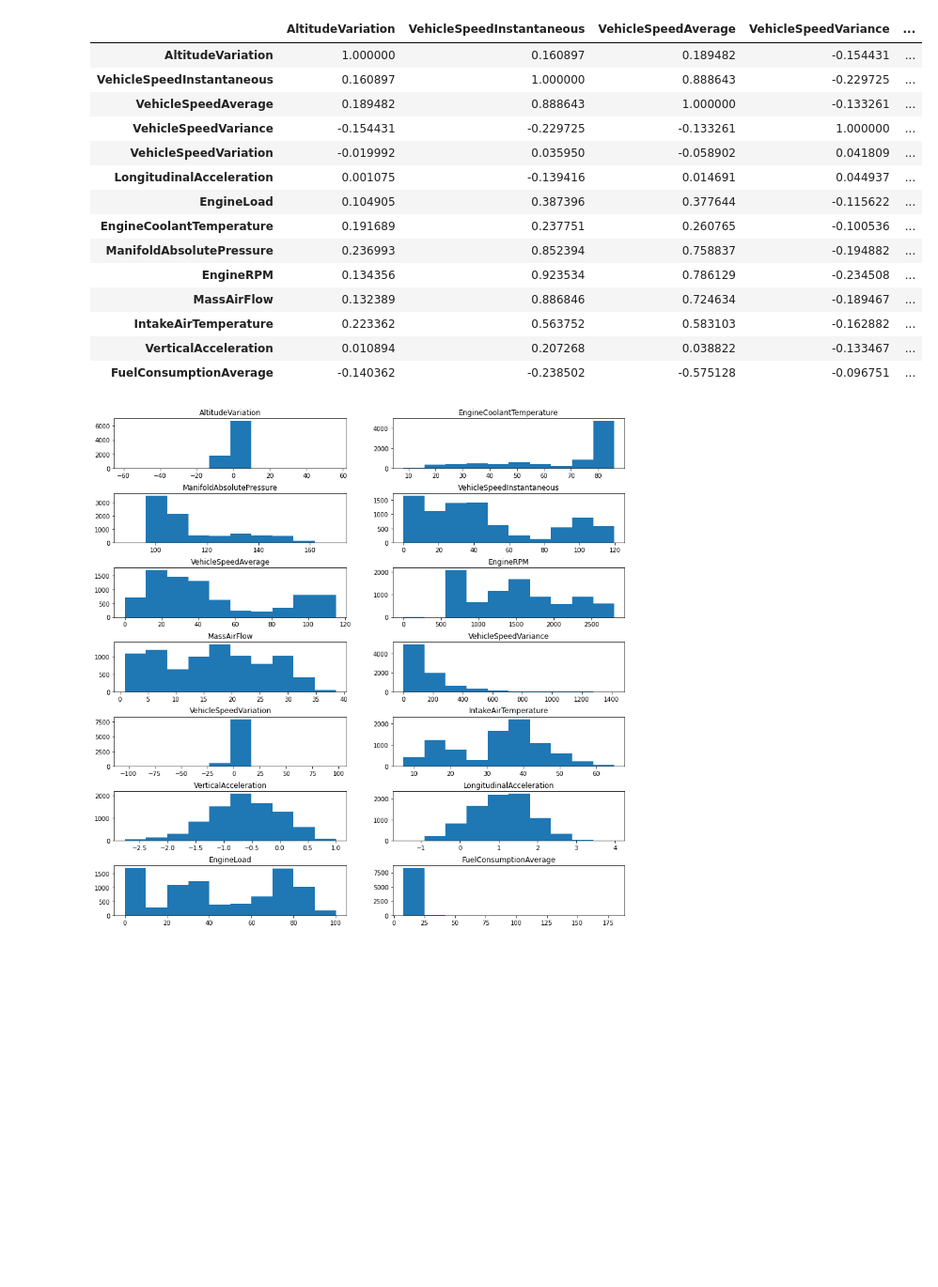
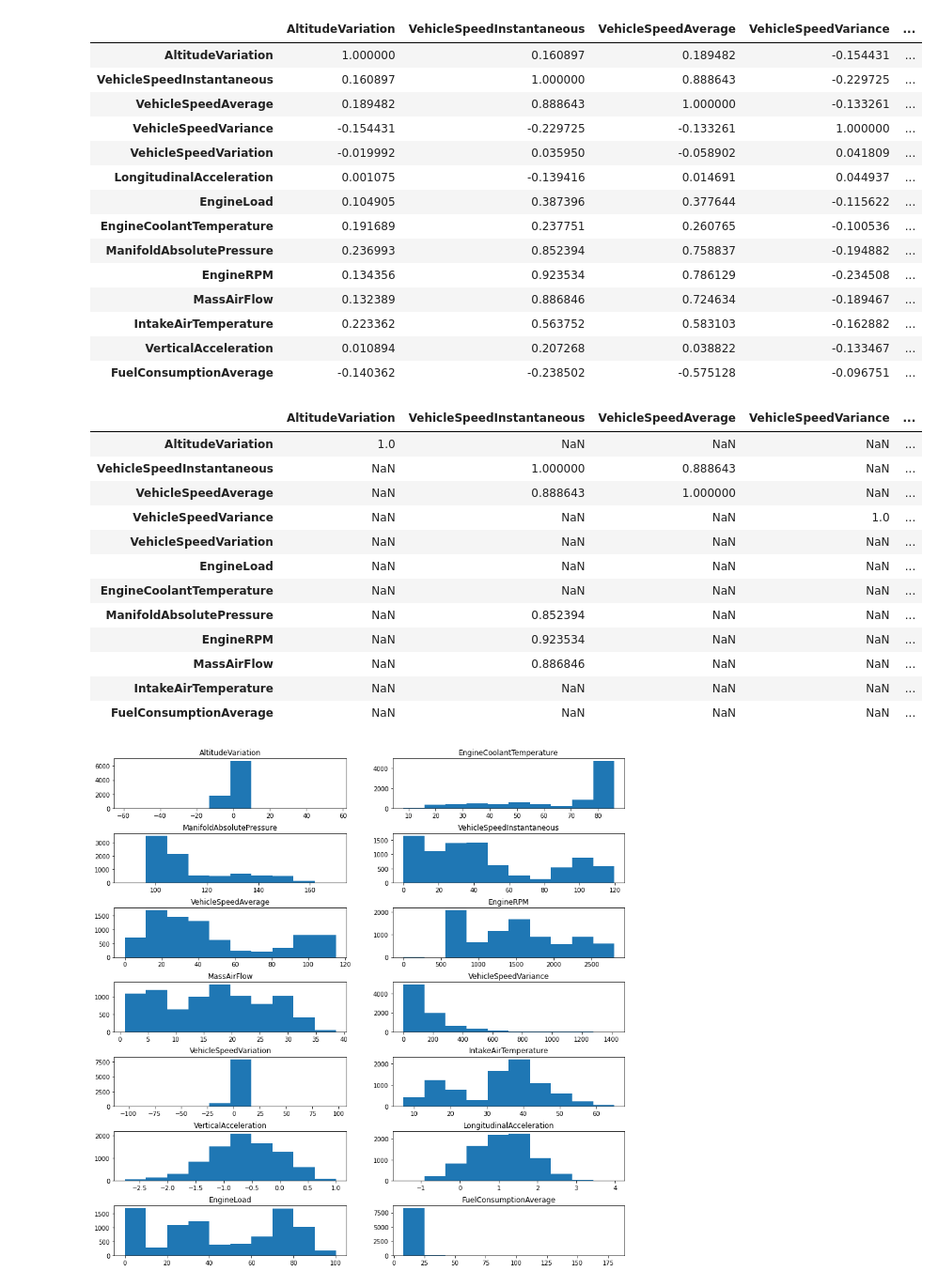
Before and after one commit to markbreen95/comp_09012, a Jupyter notebook: notebooks/EDA.ipynb, the cells around one changed output. Shown at 94% size. Drawn from its saved outputs; the diff is of its cells as text; code cells hidden in the pictures; blank space fills up the shorter version.

```diff
--- a/notebooks/EDA.ipynb
+++ b/notebooks/EDA.ipynb
@@ -61,0 +40,16 @@ dtype: bool
+# %%
+op_1_missing = pd.DataFrame(op_1.isnull().sum()/op_1.shape[0]*100)
+op_1_missing = op_1_missing[op_1_missing[0] > 0].reset_index()
+op_1_missing.rename({'index': 'column_name', 0: 'missing_frequency'}, axis=1, inplace=True)
+
+op_2_missing = pd.DataFrame(op_2.isnull().sum()/op_2.shape[0]*100)
+op_2_missing = op_2_missing[op_2_missing[0] > 0].reset_index()
+op_2_missing.rename({'index': 'column_name', 0: 'missing_frequency'}, axis=1, inplace=True)
+
+peug_1_missing = pd.DataFrame(peug_1.isnull().sum()/peug_1.shape[0]*100)
+peug_1_missing = peug_1_missing[peug_1_missing[0] > 0].reset_index()
+peug_1_missing.rename({'index': 'column_name', 0: 'missing_frequency'}, axis=1, inplace=True)
+
+peug_2_missing = pd.DataFrame(peug_2.isnull().sum()/peug_2.shape[0]*100)
+peug_2_missing = peug_2_missing[peug_2_missing[0] > 0].reset_index()
+peug_2_missing.rename({'index': 'column_name', 0: 'missing_frequency'}, axis=1, inplace=True)
@@ -265,6 +331,25 @@ corr.style.background_gradient(cmap='coolwarm')
 | IntakeAirTemperature | 0.223362 | 0.563752 | 0.583103 | -0.162882 | ... |
 | VerticalAcceleration | 0.010894 | 0.207268 | 0.038822 | -0.133467 | ... |
 | FuelConsumptionAverage | -0.140362 | -0.238502 | -0.575128 | -0.096751 | ... |
+# %%
+cutoff = 0.7
+
+missing_corrs = corr[corr.index.isin(list(peug_1_missing['column_name']))]
+missing_corrs[abs(missing_corrs) > 0.8]
+# %% [output]
+|  | AltitudeVariation | VehicleSpeedInstantaneous | VehicleSpeedAverage | VehicleSpeedVariance | ... |
+| AltitudeVariation | 1.0 | NaN | NaN | NaN | ... |
+| VehicleSpeedInstantaneous | NaN | 1.000000 | 0.888643 | NaN | ... |
+| VehicleSpeedAverage | NaN | 0.888643 | 1.000000 | NaN | ... |
+| VehicleSpeedVariance | NaN | NaN | NaN | 1.0 | ... |
+| VehicleSpeedVariation | NaN | NaN | NaN | NaN | ... |
+| EngineLoad | NaN | NaN | NaN | NaN | ... |
+| EngineCoolantTemperature | NaN | NaN | NaN | NaN | ... |
+| ManifoldAbsolutePressure | NaN | 0.852394 | NaN | NaN | ... |
+| EngineRPM | NaN | 0.923534 | NaN | NaN | ... |
+| MassAirFlow | NaN | 0.886846 | NaN | NaN | ... |
+| IntakeAirTemperature | NaN | NaN | NaN | NaN | ... |
+| FuelConsumptionAverage | NaN | NaN | NaN | NaN | ... |
 # %%
 fig, axs = plt.subplots(7, 2, figsize=(15, 15))
 cols = peug_1_num_cols.columns
```
Also changed, not shown: parts of 19 cells of this notebook, 9 other files.
